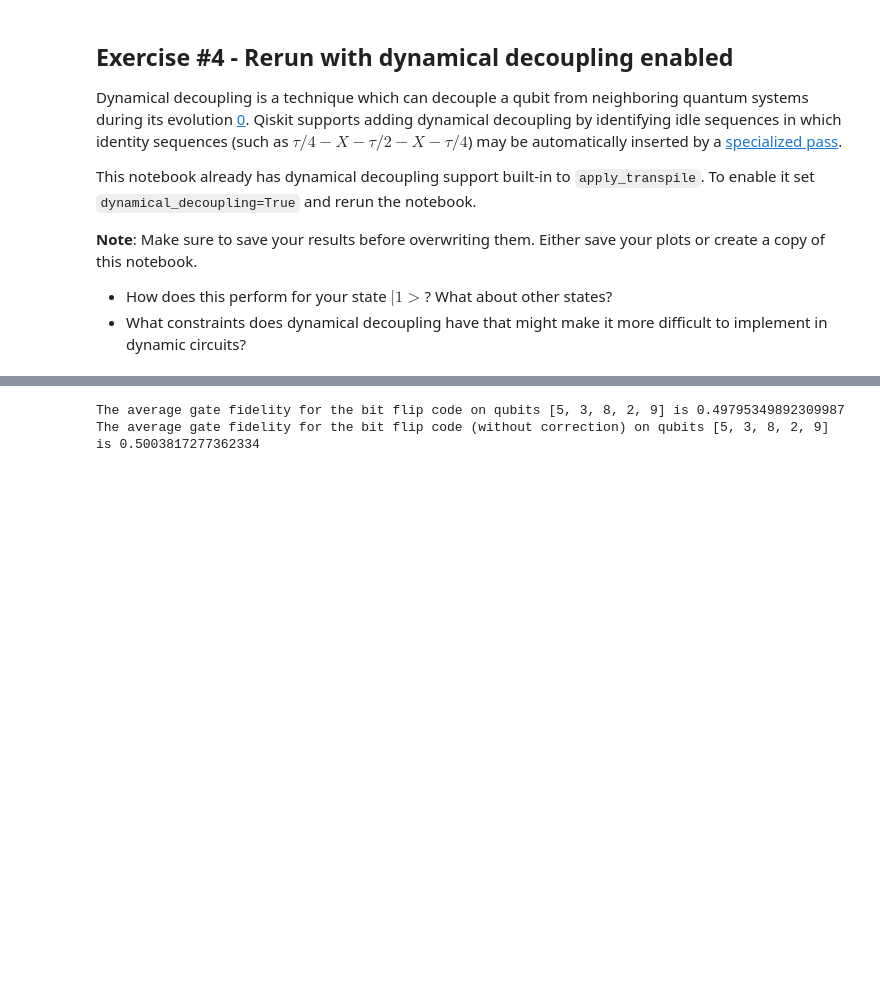
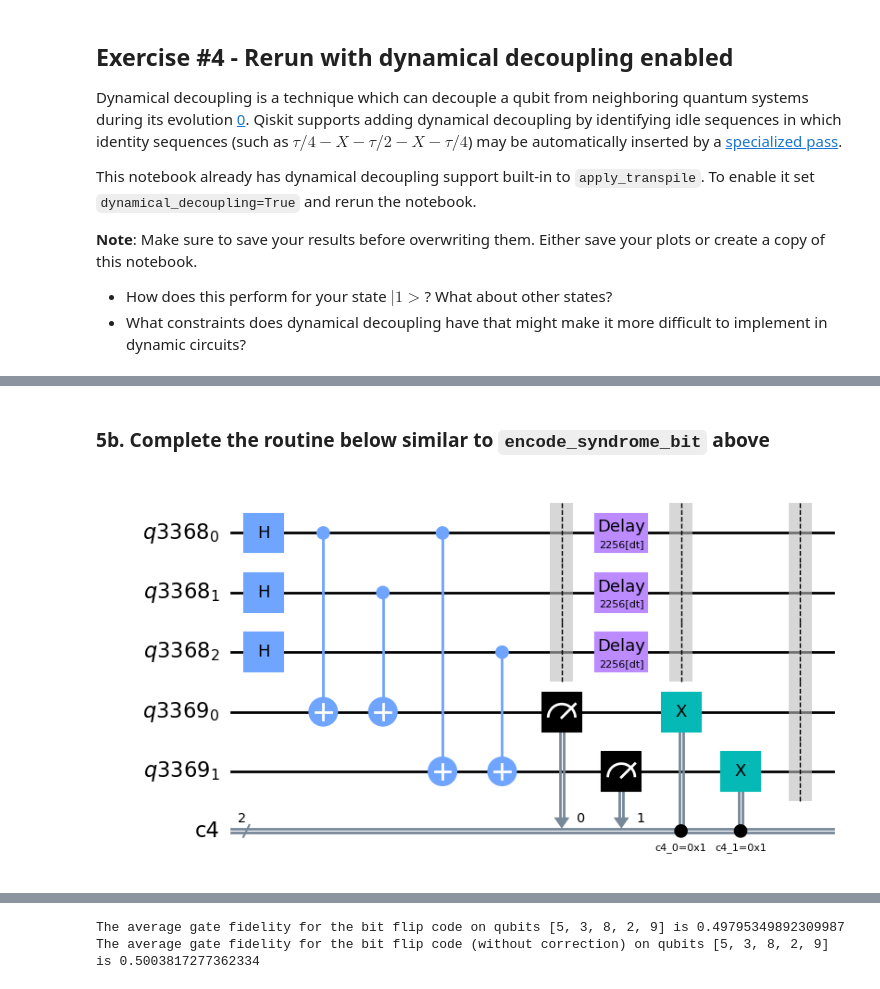
Before and after one commit to taalexander/IEEE-Quantum-Week-2022, a Jupyter notebook: ieee-qec-tutorial-2022.ipynb, the cells around one changed output, grey strips where cells are left out. Cells and saved outputs as stored; diff of their text form; code cells hidden in the pictures; blank space fills up the shorter version.

```diff
--- a/ieee-qec-tutorial-2022.ipynb
+++ b/ieee-qec-tutorial-2022.ipynb
@@ -1521,0 +1446,28 @@ The phase-flip code is the analog of the bit-flip code which can detect and corr
+# %% [markdown]
+### 5b. Complete the routine below similar to `encode_syndrome_bit` above
+# %%
+def measure_syndrome_phase(qc, qreg_data, qreg_measure, creg_measure):
+    def branch_delay():
+        if sim:
+            qc.barrier(qreg_data)
+            qc.delay(block_branch_cycles, qreg_data)
+            qc.barrier(qreg_data)
+
+    qc.h(qreg_data)
+    qc.cx(qreg_data[0], qreg_measure[0])
+    qc.cx(qreg_data[1], qreg_measure[0])
+    qc.cx(qreg_data[0], qreg_measure[1])
+    qc.cx(qreg_data[2], qreg_measure[1])
+    qc.measure(qreg_measure, creg_measure)
+    branch_delay()
+    qc.x(qreg_measure[0]).c_if(creg_measure[0], 1)
+    qc.x(qreg_measure[1]).c_if(creg_measure[1], 1)
+    qc.barrier(*qreg_data, *qreg_measure)
+
+    #qc.h(qreg_data)
+    return qc
+
+qc_syndrome_phase = measure_syndrome_phase(build_qc(), qreg_data, qreg_measure, creg_syndrome)
+qc_syndrome_phase.draw(output="mpl", idle_wires=False)
+# %% [output]
+[figure, added]
```
Also changed, not shown: parts of 35 cells of this notebook.
